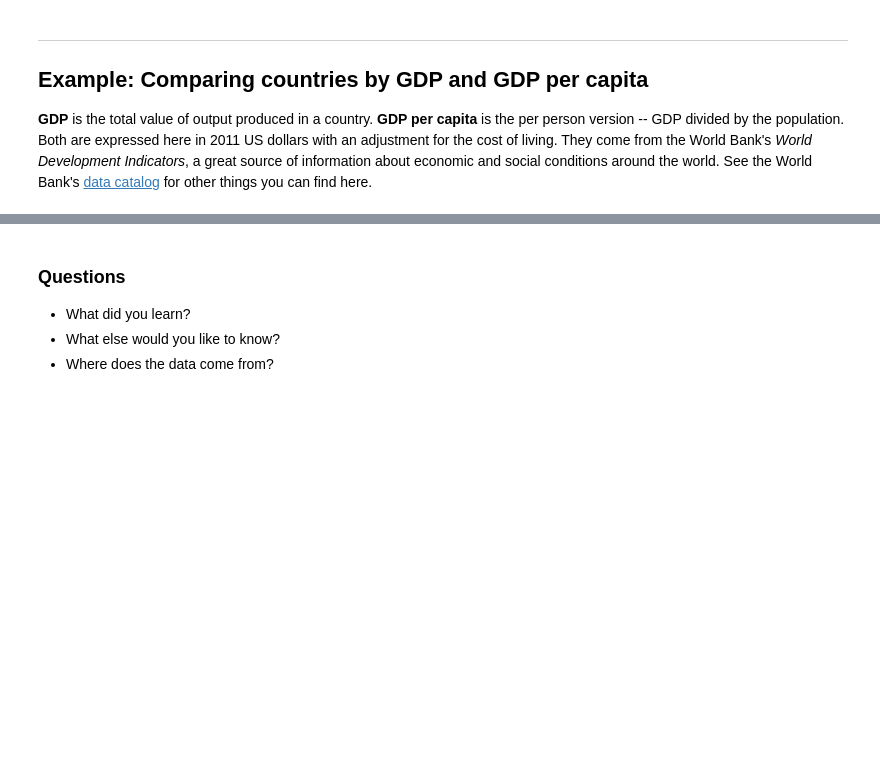
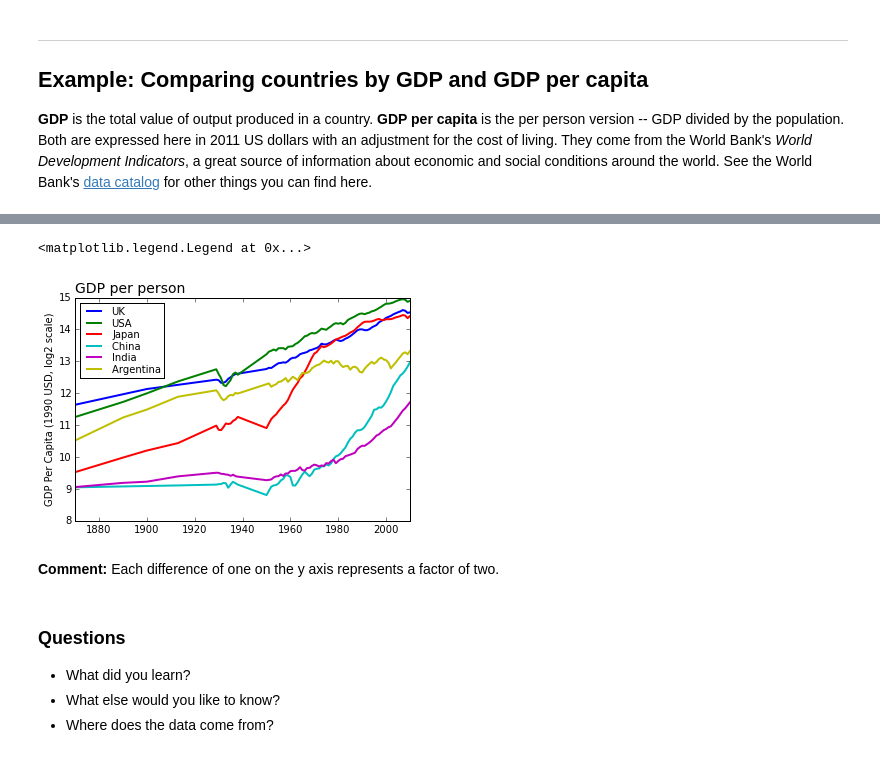
Before and after one commit to DaveBackus/Data_Bootcamp, a Jupyter notebook: Code/IPython/bootcamp_examples.ipynb, the cells around one changed output, grey strips where cells are left out. Saved outputs shown, nothing was run; the diff lists cells and outputs as text; code cells hidden in the pictures; blank space fills up the shorter version.

Commit message:
website update, Maddison code

```diff
--- a/Code/IPython/bootcamp_examples.ipynb
+++ b/Code/IPython/bootcamp_examples.ipynb
@@ -88,3 +102,24 @@ ax.set_ylabel('')
+# %%
+# read the data
+url = 'http://www.ggdc.net/maddison/maddison-project/data/mpd_2013-01.xlsx'
+mpd = pd.read_excel(url, skiprows=2, index_col=0, na_values=[' '])
+#list(mpd)
+# %%
+# extract countries, convert to log base 2
+mpd = mpd[['England/GB/UK', 'USA', 'Japan ', 'China ', 'India ', 'Argentina ']].dropna()
+mpd = mpd.rename(columns={'England/GB/UK': 'UK'})
+mpd = np.log(mpd)/np.log(2)
+# %%
+# plot
+ax = mpd.plot(lw=2)
+ax.set_title('GDP per person', fontsize=14, loc='left')
+ax.set_ylabel('GDP Per Capita (1990 USD, log2 scale)')
+ax.legend(loc='upper left', fontsize=10, handlelength=2, labelspacing=0.15)
+# %% [output]
+<matplotlib.legend.Legend at 0x...>
+[figure, added]
+# %% [markdown]
+**Comment:**  Each difference of one on the y axis represents a factor of two.
 # %% [markdown]
 ### Questions
 
```
Also changed, not shown: parts of 10 cells of this notebook, 16 other files.
